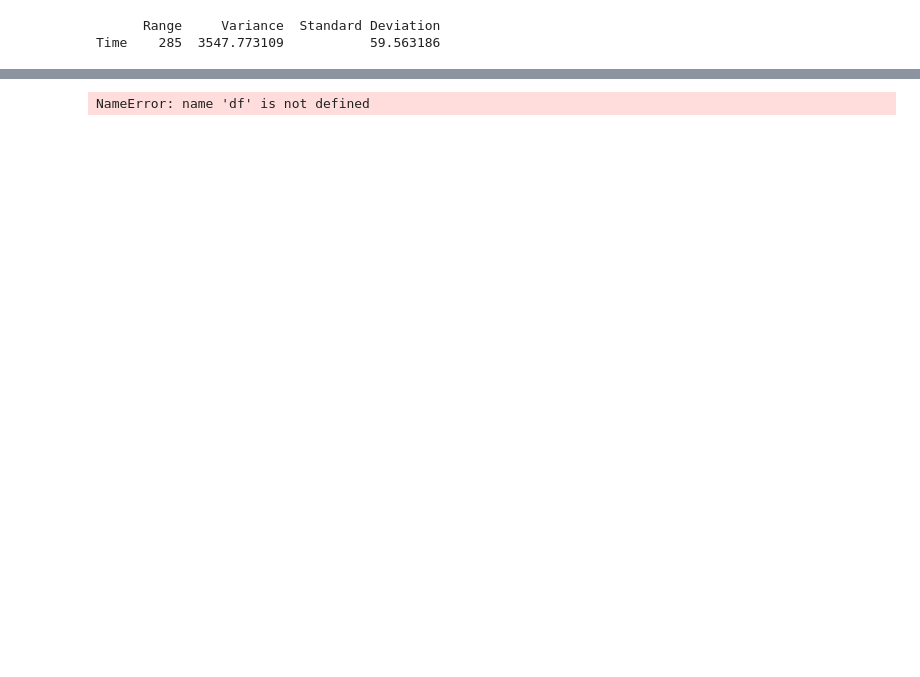
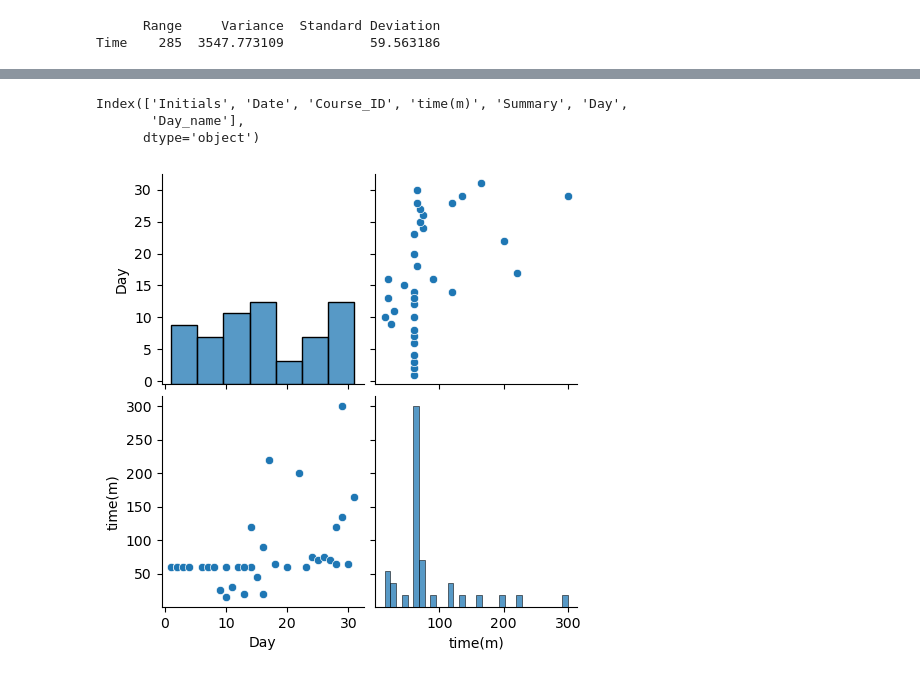
Before and after one commit to jalinroberts/Exam1-TimeSheetProject, a Jupyter notebook: Exam1:TimeSheetProject/Exam1_JTR.ipynb, the cells around one changed output, grey strips where cells are left out. Drawn from its saved outputs; the diff is of its cells as text; code cells hidden in the pictures; blank space fills up the shorter version.

```diff
--- a/Exam1:TimeSheetProject/Exam1_JTR.ipynb
+++ b/Exam1:TimeSheetProject/Exam1_JTR.ipynb
@@ -151,6 +165,12 @@ TypeError: string indices must be integers
+# %%
+df.columns
+# %% [output]
+Index(['Initials', 'Date', 'Course_ID', 'time(m)', 'Summary', 'Day',
+       'Day_name'],
+      dtype='object')
 # %%
-pair_plot=sns.pairplot(df['Day_time','time(m)'], hue='Course ID')
+pair_plot=sns.pairplot(df[['Day','time(m)']]) #hue='Course_ID Which is not working
 # %% [output]
-NameError: name 'df' is not defined
+[figure, added]
 # %% [markdown]
 ### Display the Heatmap and comment on your findings
```
Also changed, not shown: parts of 16 cells of this notebook.
